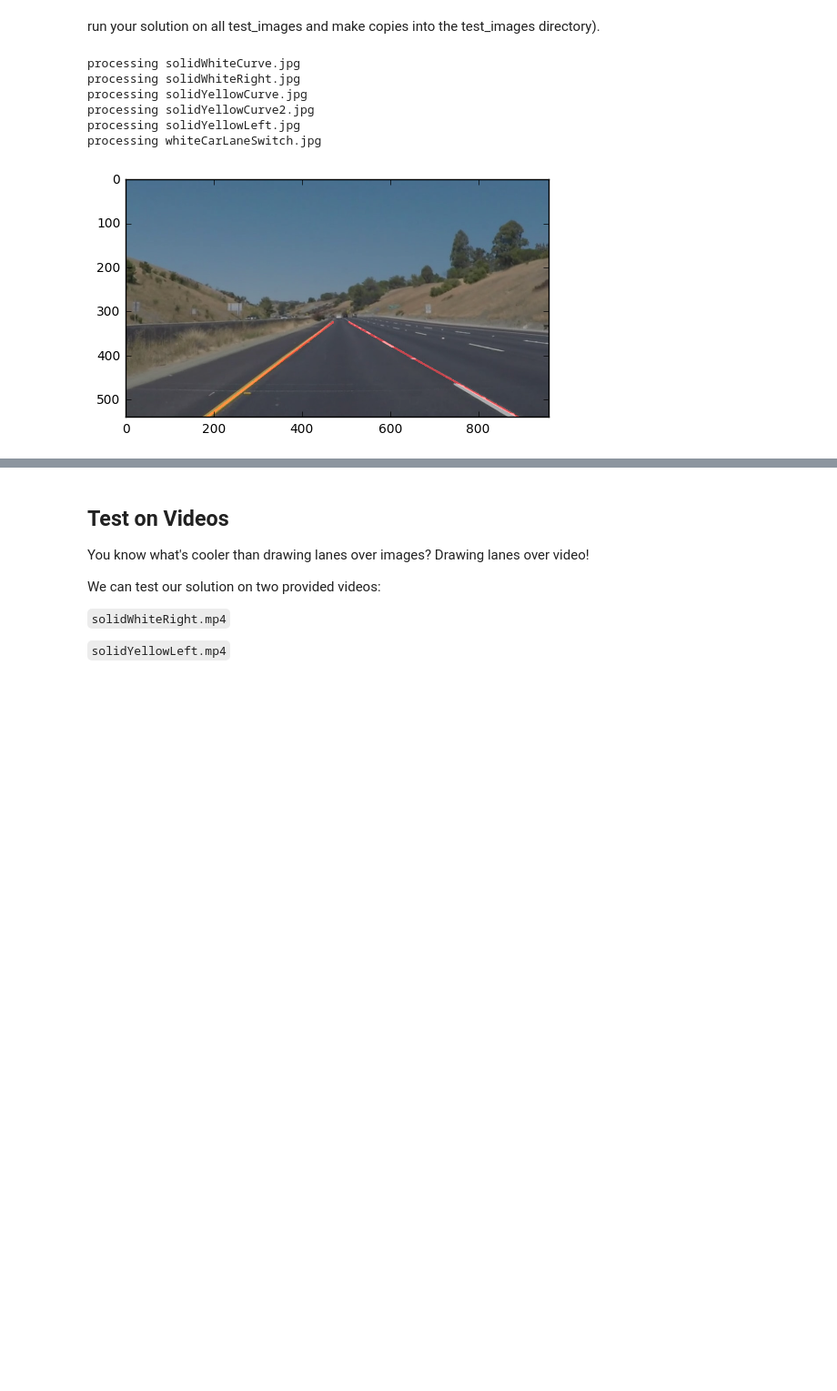
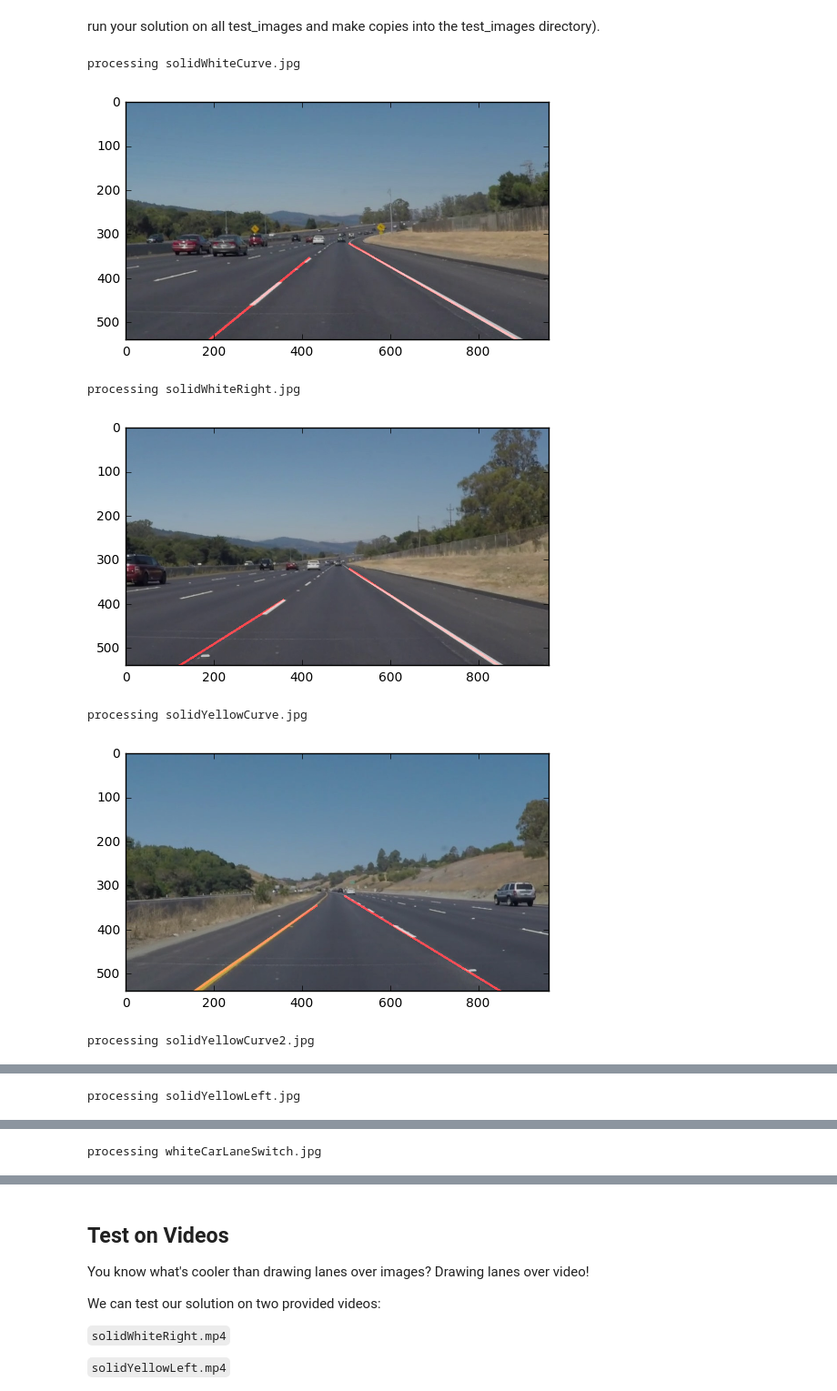
Before and after one commit to aboarya/Udacity-Self-Driving-Car-Projects, a Jupyter notebook: P1-Simple-Lane-Detection/P1.ipynb, the cells around one changed output, grey strips where cells are left out. Shown at 91% size. Drawn from its saved outputs; the diff is of its cells as text; code cells hidden in the pictures; blank space fills up the shorter version.

```diff
--- a/P1-Simple-Lane-Detection/P1.ipynb
+++ b/P1-Simple-Lane-Detection/P1.ipynb
@@ -299,25 +193,26 @@ run your solution on all test_images and make copies into the test_images direct
 # %%
 # TODO: Build your pipeline that will draw lane lines on the test_images
 # then save them to the test_images directory.
 
 images = get_files('./test_images')
 
 for name in images:
 
     if name.startswith("."): continue
 
     print("processing", name)
 
     img = load_image('{}/{}'.format('./test_images', name))
 
-    img = process_image(img)
+    img = process_img(img)
 
     plt.imshow(img)
+    plt.show()
 # %% [output]
 processing solidWhiteCurve.jpg
-processing solidWhiteRight.jpg
-processing solidYellowCurve.jpg
-processing solidYellowCurve2.jpg
-processing solidYellowLeft.jpg
-processing whiteCarLaneSwitch.jpg
-[figure, old version]
+[figure, new version]
+processing solidWhiteRight.jpg
+[figure, added]
+processing solidYellowCurve.jpg
+[figure, added]
+processing solidYellowCurve2.jpg
@@ -323,0 +220 @@ processing whiteCarLaneSwitch.jpg
+processing solidYellowLeft.jpg
@@ -323,0 +222 @@ processing whiteCarLaneSwitch.jpg
+processing whiteCarLaneSwitch.jpg
```
Also changed, not shown: parts of 10 cells of this notebook, 14 other files.
